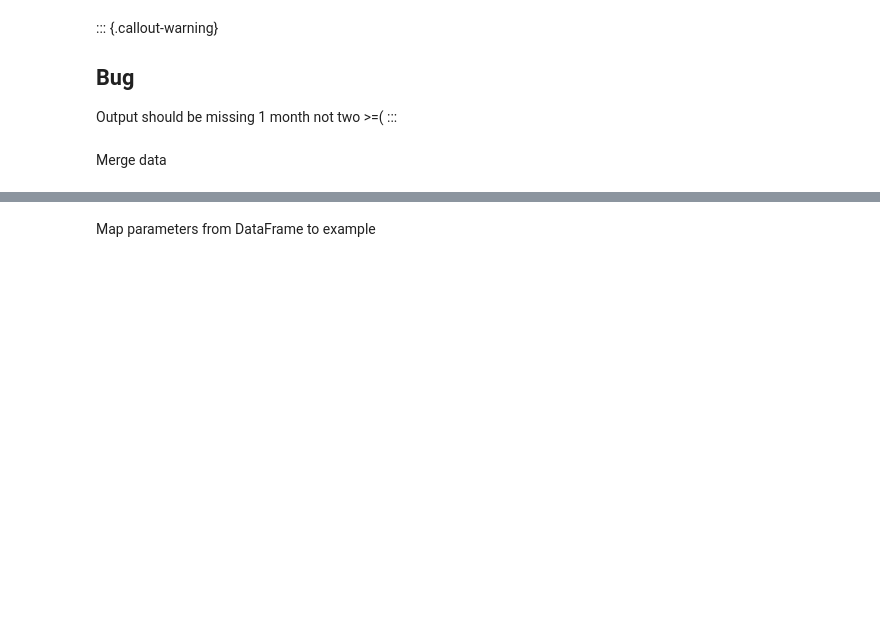
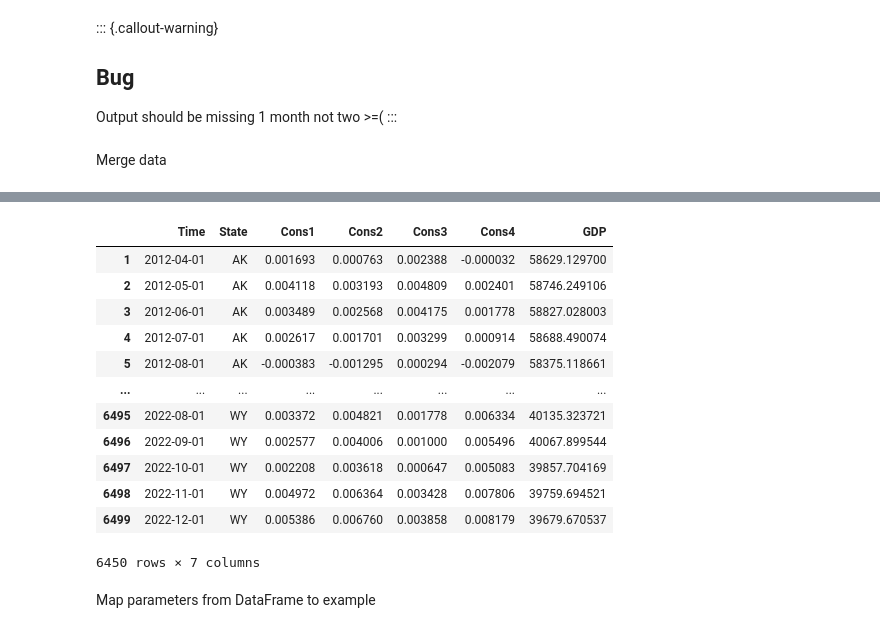
Before and after one commit to jvivian/DFMDash, a Jupyter notebook: reports/SCM/scm.ipynb, the cells around one changed output, grey strips where cells are left out. Saved outputs shown, nothing was run; the diff lists cells and outputs as text; code cells hidden in the pictures; blank space fills up the shorter version.

```diff
--- a/reports/SCM/scm.ipynb
+++ b/reports/SCM/scm.ipynb
@@ -239,3 +234,32 @@ merge
+# %%
+merge = factors.join(df).reset_index()
+merge = merge[["Time", "State", "Cons1", "Cons2", "Cons3", "Cons4", "GDP"]]
+
+logdiff_cols = ["Cons1", "Cons2", "Cons3", "Cons4"]
+
+dfs = []
+for state in merge.State.unique():
+    sub = merge[merge.State == state].copy()
+    sub[logdiff_cols] = sub[logdiff_cols].apply(lambda x: np.log(x)).diff()
+    sub = sub.dropna(subset='Cons1')
+    dfs.append(sub)
+
+merge = pd.concat(dfs)
+merge
+# %% [output]
+|  | Time | State | Cons1 | Cons2 | Cons3 | Cons4 | GDP |
+| 1 | 2012-04-01 | AK | 0.001693 | 0.000763 | 0.002388 | -0.000032 | 58629.129700 |
+| 2 | 2012-05-01 | AK | 0.004118 | 0.003193 | 0.004809 | 0.002401 | 58746.249106 |
+| 3 | 2012-06-01 | AK | 0.003489 | 0.002568 | 0.004175 | 0.001778 | 58827.028003 |
+| 4 | 2012-07-01 | AK | 0.002617 | 0.001701 | 0.003299 | 0.000914 | 58688.490074 |
+| 5 | 2012-08-01 | AK | -0.000383 | -0.001295 | 0.000294 | -0.002079 | 58375.118661 |
+| ... | ... | ... | ... | ... | ... | ... | ... |
+| 6495 | 2022-08-01 | WY | 0.003372 | 0.004821 | 0.001778 | 0.006334 | 40135.323721 |
+| 6496 | 2022-09-01 | WY | 0.002577 | 0.004006 | 0.001000 | 0.005496 | 40067.899544 |
+| 6497 | 2022-10-01 | WY | 0.002208 | 0.003618 | 0.000647 | 0.005083 | 39857.704169 |
+| 6498 | 2022-11-01 | WY | 0.004972 | 0.006364 | 0.003428 | 0.007806 | 39759.694521 |
+| 6499 | 2022-12-01 | WY | 0.005386 | 0.006760 | 0.003858 | 0.008179 | 39679.670537 |
+6450 rows × 7 columns
 # %% [markdown]
 Map parameters from DataFrame to example
 # %%
```
Also changed, not shown: parts of 11 cells of this notebook, 2 other files.
